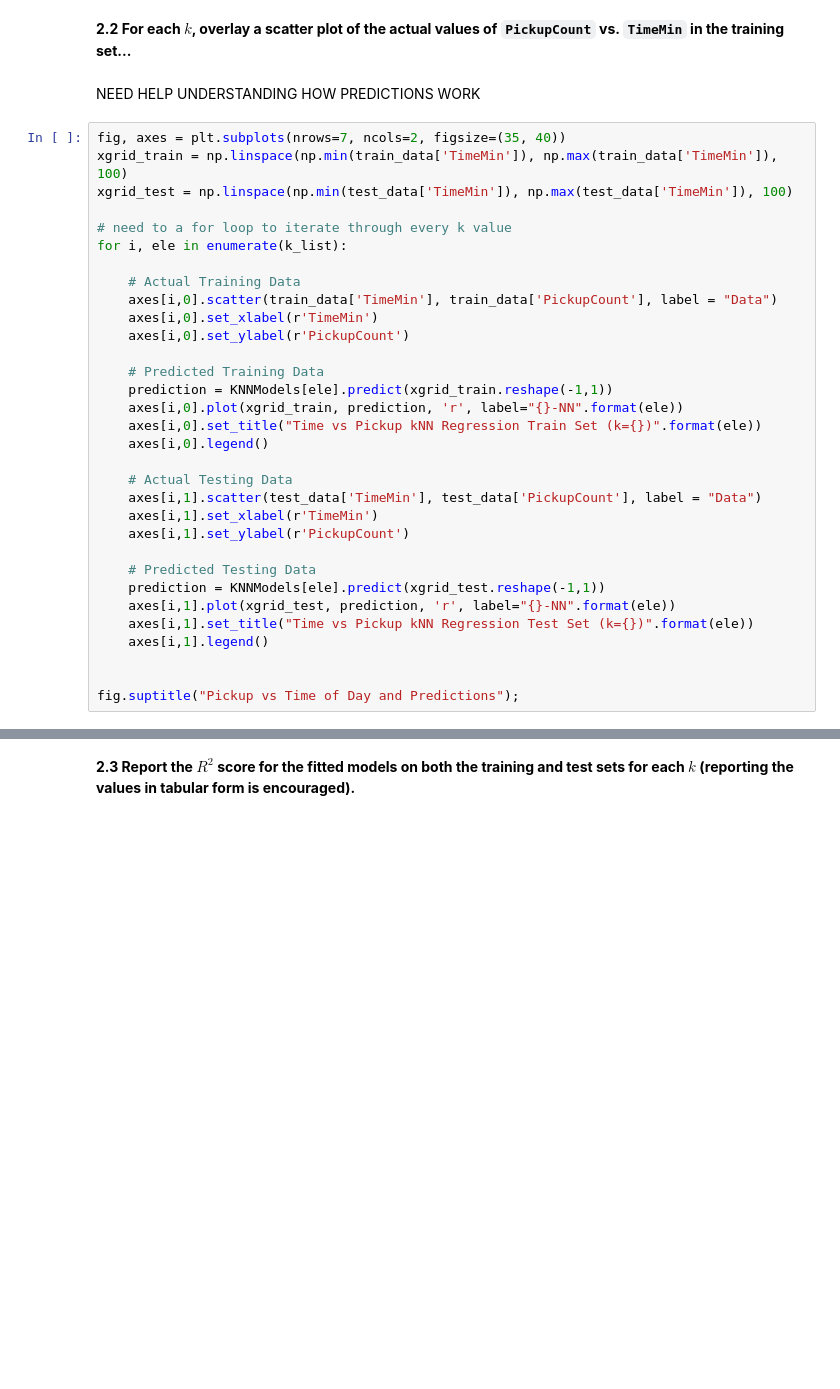
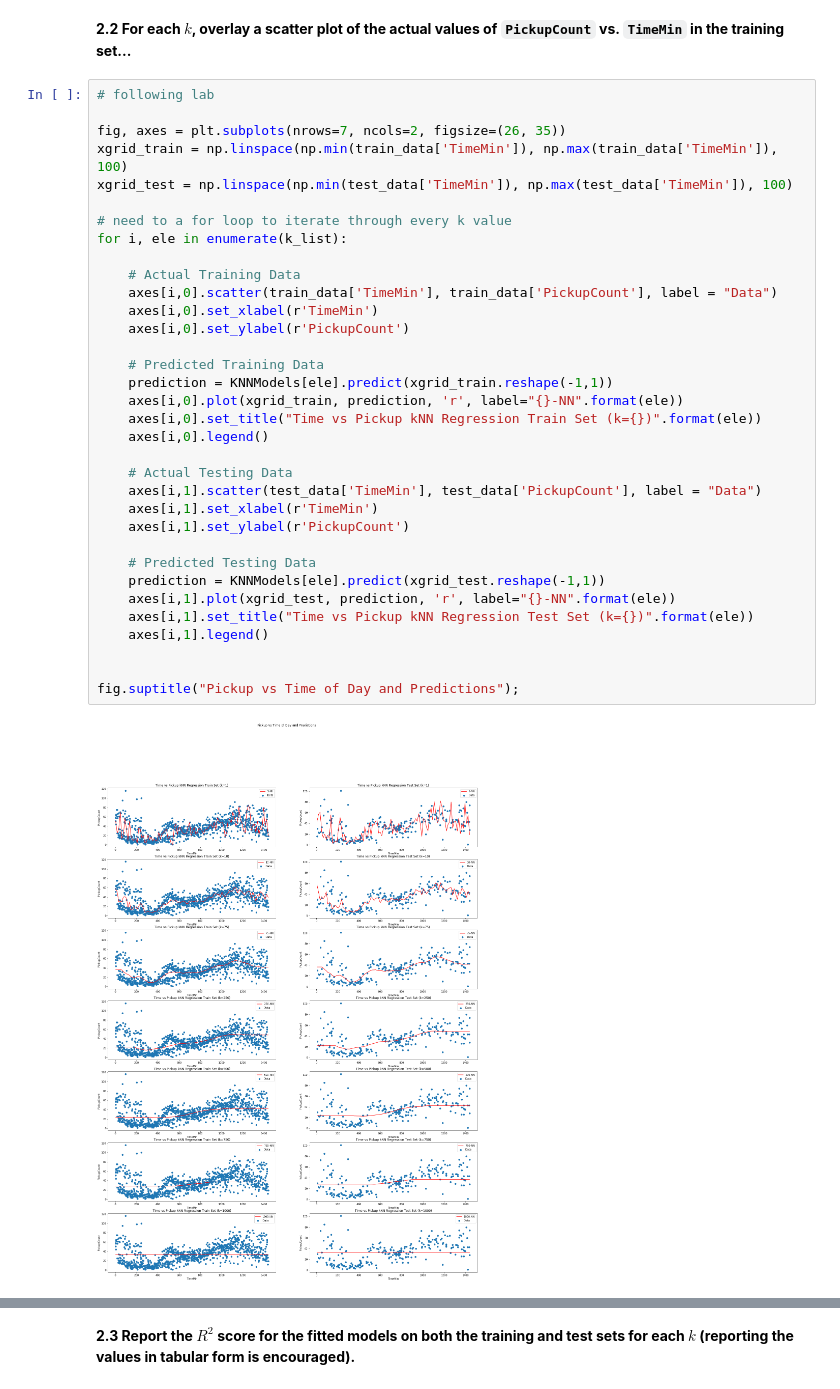
Before and after one commit to katevovor/2019-CS109A, a Jupyter notebook: hw/hw2/cs109a_hw2_109_submit.ipynb, the cells around one changed output, grey strips where cells are left out. Drawn from its saved outputs; the diff is of its cells as text; blank space fills up the shorter version.

```diff
--- a/hw/hw2/cs109a_hw2_109_submit.ipynb
+++ b/hw/hw2/cs109a_hw2_109_submit.ipynb
@@ -158,37 +158,39 @@ KNNModels
                      weights='uniform')}
 # %% [markdown]
 **2.2  For each $k$, overlay a scatter plot of the actual values of `PickupCount` vs. `TimeMin` in the training set...**
-# %% [markdown]
-NEED HELP UNDERSTANDING HOW PREDICTIONS WORK
 # %%
-fig, axes = plt.subplots(nrows=7, ncols=2, figsize=(35, 40))
+# following lab
+
+fig, axes = plt.subplots(nrows=7, ncols=2, figsize=(26, 35))
 xgrid_train = np.linspace(np.min(train_data['TimeMin']), np.max(train_data['TimeMin']), 100)
 xgrid_test = np.linspace(np.min(test_data['TimeMin']), np.max(test_data['TimeMin']), 100)
 
 # need to a for loop to iterate through every k value
 for i, ele in enumerate(k_list):
 
     # Actual Training Data
     axes[i,0].scatter(train_data['TimeMin'], train_data['PickupCount'], label = "Data")
     axes[i,0].set_xlabel(r'TimeMin')
     axes[i,0].set_ylabel(r'PickupCount')
 
     # Predicted Training Data
     prediction = KNNModels[ele].predict(xgrid_train.reshape(-1,1))
     axes[i,0].plot(xgrid_train, prediction, 'r', label="{}-NN".format(ele))
     axes[i,0].set_title("Time vs Pickup kNN Regression Train Set (k={})".format(ele))
     axes[i,0].legend()
 
     # Actual Testing Data
     axes[i,1].scatter(test_data['TimeMin'], test_data['PickupCount'], label = "Data")
     axes[i,1].set_xlabel(r'TimeMin')
     axes[i,1].set_ylabel(r'PickupCount')
 
     # Predicted Testing Data
     prediction = KNNModels[ele].predict(xgrid_test.reshape(-1,1))
     axes[i,1].plot(xgrid_test, prediction, 'r', label="{}-NN".format(ele))
     axes[i,1].set_title("Time vs Pickup kNN Regression Test Set (k={})".format(ele))
     axes[i,1].legend()
 
 
 fig.suptitle("Pickup vs Time of Day and Predictions");
+# %% [output]
+[figure, added]
```
Also changed, not shown: parts of 30 cells of this notebook, 13 other files.
